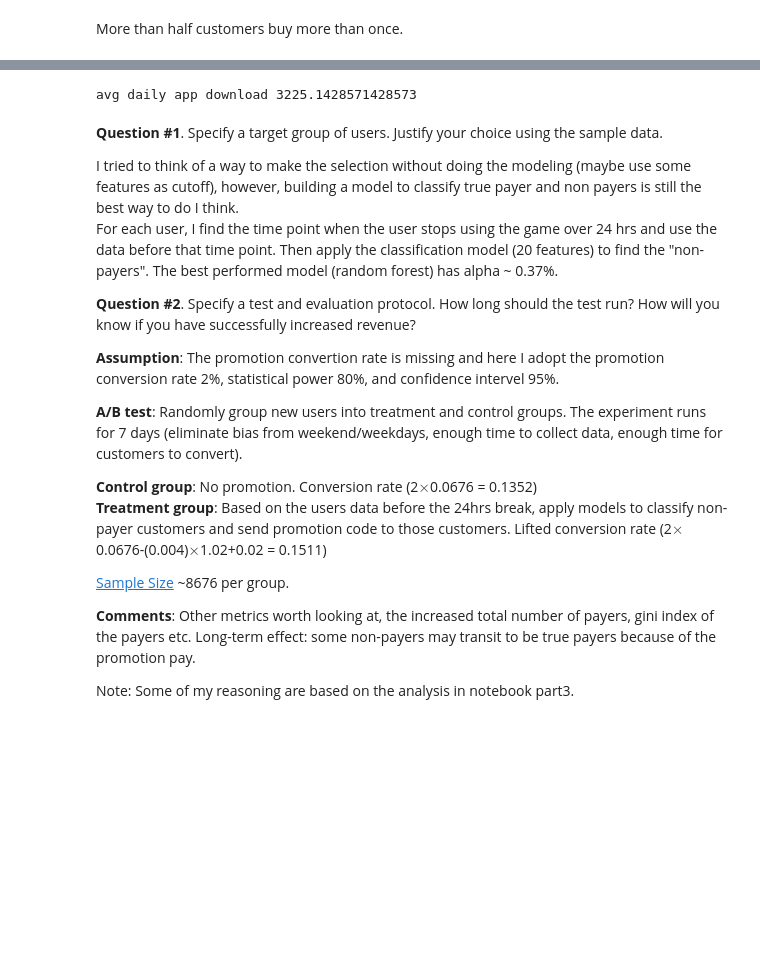
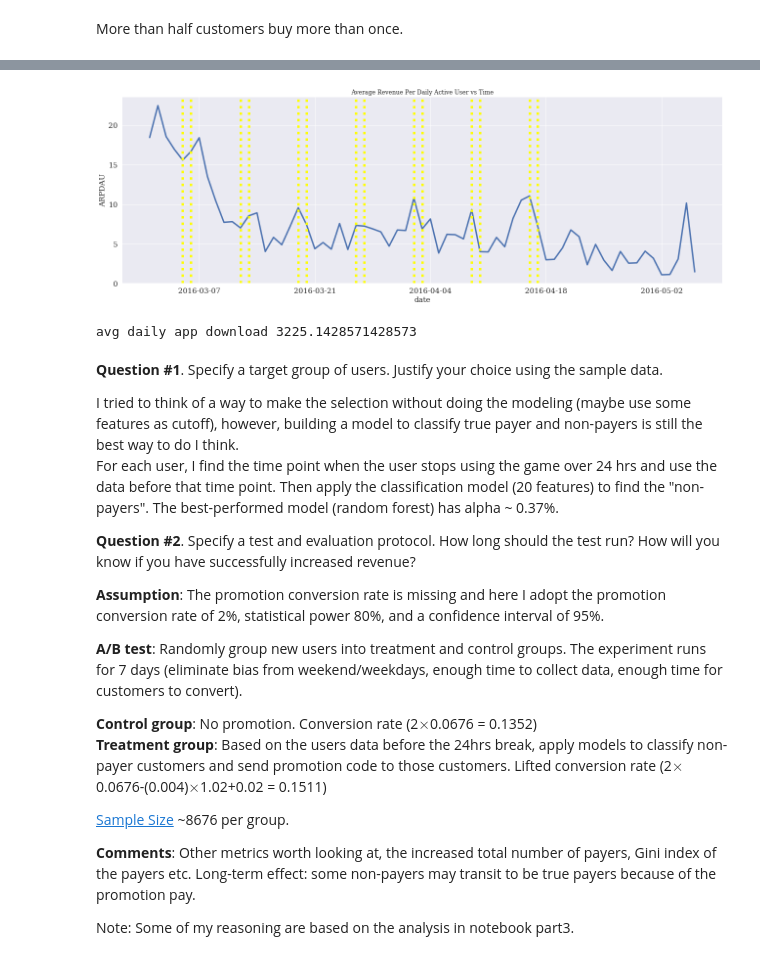
Before and after one commit to hanzhang0420/Target_Customers, a Jupyter notebook: hw_group.ipynb, the cells around one changed output, grey strips where cells are left out. Drawn from its saved outputs; the diff is of its cells as text; code cells hidden in the pictures; blank space fills up the shorter version.

```diff
--- a/hw_group.ipynb
+++ b/hw_group.ipynb
@@ -138,3 +199,12 @@ More than half customers buy more than once.
+# %%
+plt1 = setplt(w=22, h=7)
+sns.lineplot(y='ARPDAU',x='date',data=rev_ts, palette='Blues', linewidth=3.0)
+plt1.set_title('Average Revenue Per Daily Active User vs Time')
+for t in ['2016-03-05','2016-03-06','2016-03-12','2016-03-13','2016-03-19','2016-03-20',\
+          '2016-03-26','2016-03-27', '2016-04-02','2016-04-03','2016-04-09','2016-04-10','2016-04-16','2016-04-17']:
+    plt1.axvline(t, color='yellow', linewidth=5, linestyle=':')
+# %% [output]
+[figure, added]
 # %%
 print('avg daily app download',mean(df.groupby('install_date').count()['udid']))
 # %% [output]
@@ -143,14 +213,14 @@ avg daily app download 3225.1428571428573
 __Question #1__.
 Specify a target group of users. Justify your choice using the sample data.
 
-I tried to think of a way to make the selection without doing the modeling (maybe use some features as cutoff), however, building a model to classify true payer and non payers is still the best way to do I think.
-For each user, I find the time point when the user stops using the game over 24 hrs and use the data before that time point. Then apply the classification model (20 features) to find the "non-payers". The best performed model (random forest) has alpha ~ 0.37%.
+I tried to think of a way to make the selection without doing the modeling (maybe use some features as cutoff), however, building a model to classify true payer and non-payers is still the best way to do I think.
+For each user, I find the time point when the user stops using the game over 24 hrs and use the data before that time point. Then apply the classification model (20 features) to find the "non-payers". The best-performed model (random forest) has alpha ~ 0.37%.
 
 __Question #2__.
 Specify a test and evaluation protocol. How long should the test run? How will you know if you have successfully increased revenue?
 
 __Assumption__:
-The promotion convertion rate is missing and here I adopt the promotion conversion rate 2%, statistical power 80%, and confidence intervel 95%.
+The promotion conversion rate is missing and here I adopt the promotion conversion rate of 2%, statistical power 80%, and a confidence interval of 95%.
 
 __A/B test__:
 Randomly group new users into treatment and control groups.
@@ -162,6 +232,6 @@ __Treatment group__: Based on the users data before the 24hrs break, apply model
 [Sample Size](https://docs.adobe.com/content/target-microsite/testcalculator.html) ~8676 per group.
 
 __Comments__:
-Other metrics worth looking at, the increased total number of payers, gini index of the payers etc.  Long-term effect: some non-payers may transit to be true payers because of the promotion pay.
+Other metrics worth looking at, the increased total number of payers, Gini index of the payers etc.  Long-term effect: some non-payers may transit to be true payers because of the promotion pay.
 
 Note: Some of my reasoning are based on the analysis in notebook part3.
```
Also changed, not shown: parts of 18 cells of this notebook.
